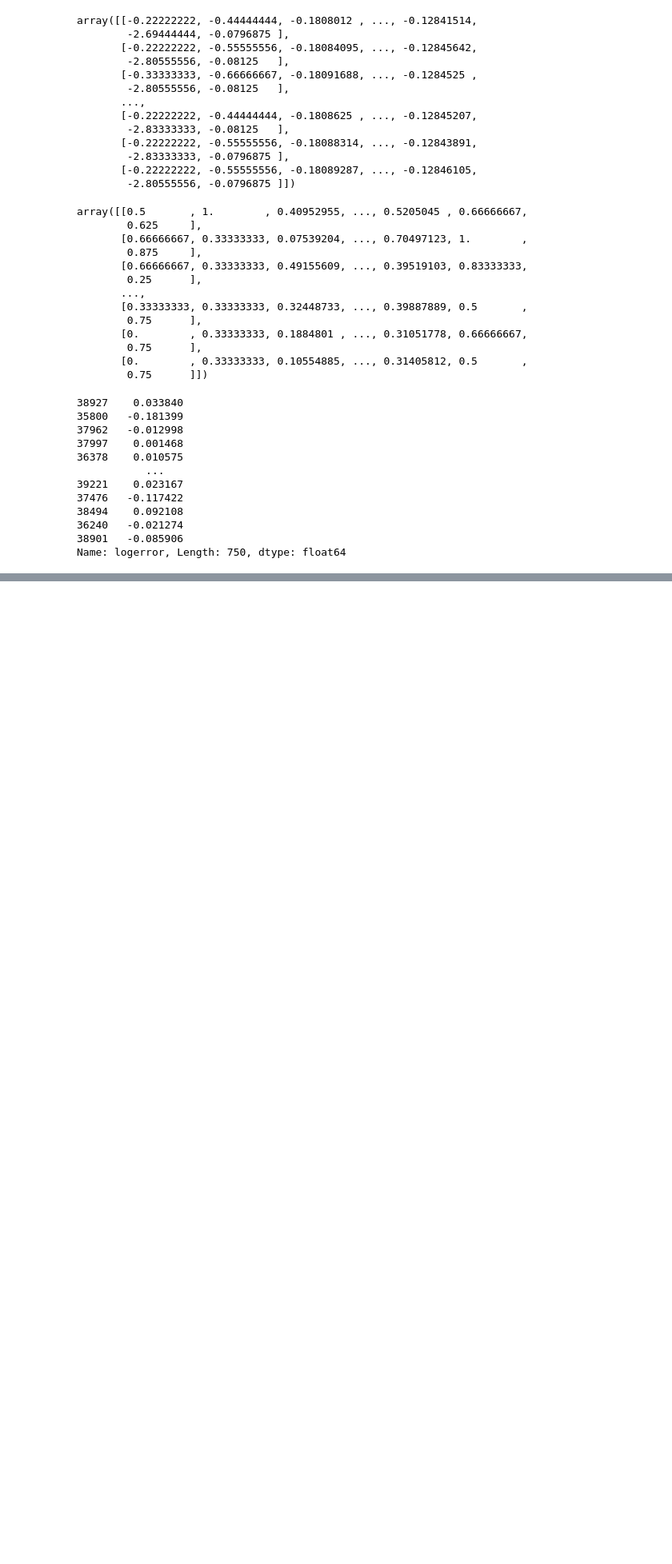
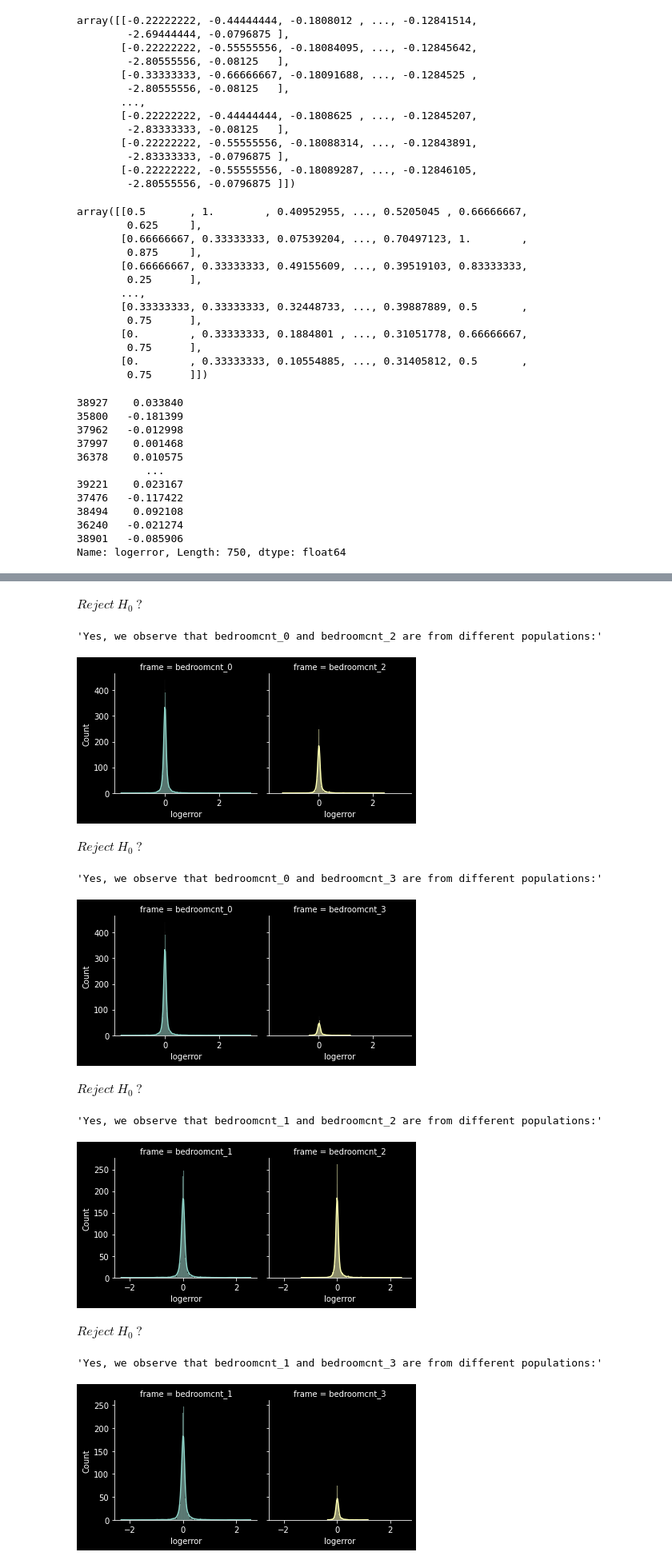
Before and after one commit to mackenr/clustering-exercises-, a Jupyter notebook: explore_zillow.ipynb, the cells around one changed output, grey strips where cells are left out. Shown at 80% size. Drawn from its saved outputs; the diff is of its cells as text; code cells hidden in the pictures; blank space fills up the shorter version.

```diff
--- a/explore_zillow.ipynb
+++ b/explore_zillow.ipynb
@@ -216,0 +460,20 @@ Name: logerror, Length: 750, dtype: float64
+# %%
+uniquebedrooms_LA= ['bedroomcnt']
+interestingrelationsBedroom_LA=interestingdictionary(train_la,uniquebedrooms_LA,target,100)
+
+
+interestingrelationsBedroom_LA.keys()
+samepop,diffpop=granulartwocombocomparison(train_la,uniquebedrooms_LA,target,n=100)
+# %% [output]
+$\displaystyle Reject~H_{0}~?$
+'Yes, we observe that bedroomcnt_0 and bedroomcnt_2 are from different populations:'
+[figure, added]
+$\displaystyle Reject~H_{0}~?$
+'Yes, we observe that bedroomcnt_0 and bedroomcnt_3 are from different populations:'
+[figure, added]
+$\displaystyle Reject~H_{0}~?$
+'Yes, we observe that bedroomcnt_1 and bedroomcnt_2 are from different populations:'
+[figure, added]
+$\displaystyle Reject~H_{0}~?$
+'Yes, we observe that bedroomcnt_1 and bedroomcnt_3 are from different populations:'
+[figure, added]
```
Also changed, not shown: parts of 10 cells of this notebook, 2 other files.
